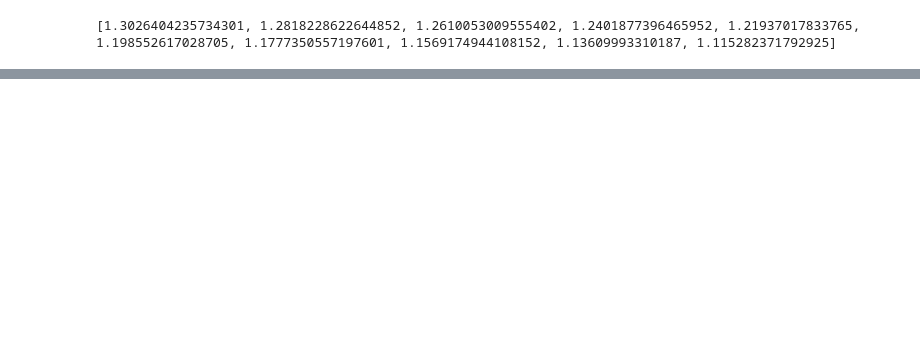
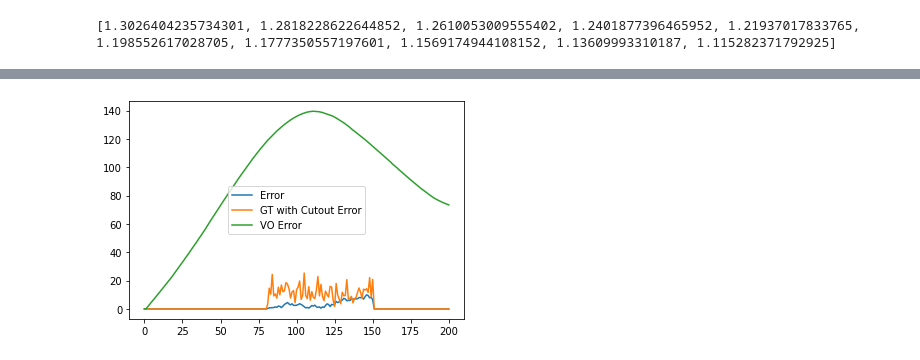
Before and after one commit to bchandaka/Machine_Vision_Final_Project, a Jupyter notebook: experimentation/kalman_finally.ipynb, the cells around one changed output, grey strips where cells are left out. Cells and saved outputs as stored; diff of their text form; code cells hidden in the pictures; blank space fills up the shorter version.

```diff
--- a/experimentation/kalman_finally.ipynb
+++ b/experimentation/kalman_finally.ipynb
@@ -252,0 +284,9 @@ array([array([0, 0]),
+# %%
+plt.plot(np.sqrt(np.abs(kf.pose_gt[:,0]-kf.pose_est[:,0])**2+np.abs(kf.pose_gt[:,1]-kf.pose_est[:,1])**2), label="Error")
+plt.plot(np.sqrt(np.abs(kf.pose_gt_w_cutout[:,0]-kf.pose_est[:,0])**2+np.abs(kf.pose_gt_w_cutout[:,1]-kf.pose_est[:,1])**2), label="GT with Cutout Error")
+plt.plot(np.sqrt(np.abs(kf.pose_gt[:1000,0]-kf.pose_vo[:,0])**2+np.abs(kf.pose_gt[:1000,1]-kf.pose_vo[:,1])**2), label="VO Error")
+
+plt.legend()
+plt.show()
+# %% [output]
+[figure, added]
```
Also changed, not shown: parts of 13 cells of this notebook, 14 other files.
